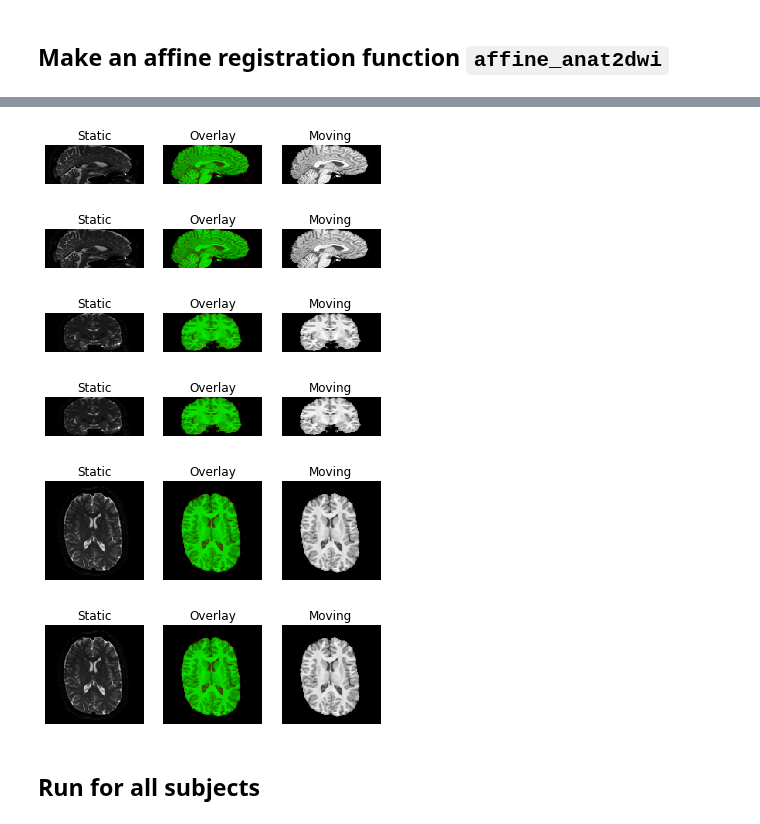
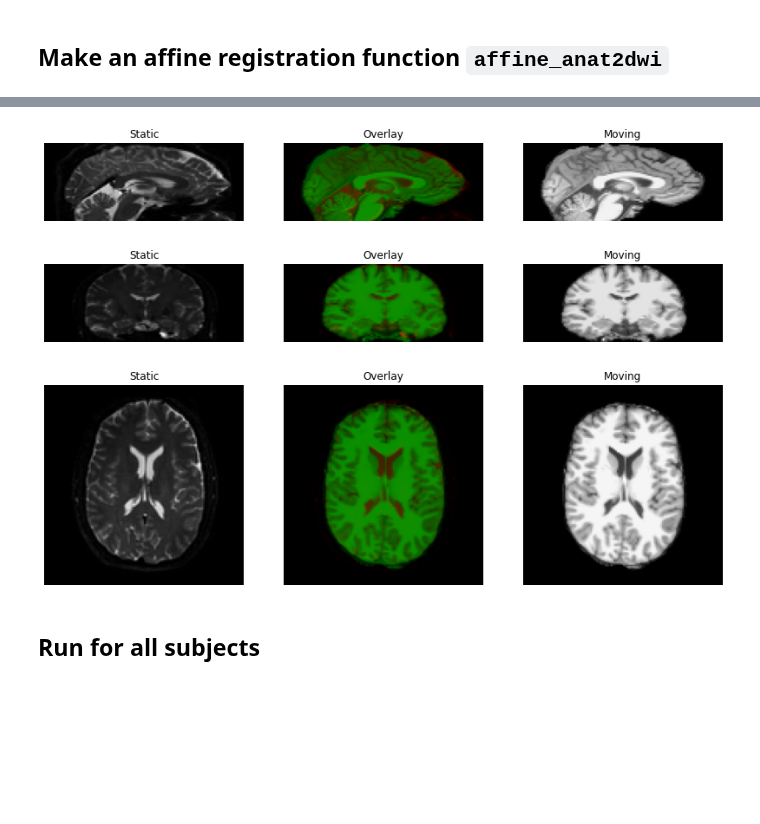
Before and after one commit to computational-medicine/BMED360-2021, a Jupyter notebook: Lab3-diffusion-MRI/02-dmri-find-affine-fs-brainmask2dwi.ipynb, the cells around one changed output, grey strips where cells are left out. Saved outputs shown, nothing was run; the diff lists cells and outputs as text; code cells hidden in the pictures; blank space fills up the shorter version.

```diff
--- a/Lab3-diffusion-MRI/02-dmri-find-affine-fs-brainmask2dwi.ipynb
+++ b/Lab3-diffusion-MRI/02-dmri-find-affine-fs-brainmask2dwi.ipynb
@@ -458,5 +396,7 @@ sub = 101
 ses = 1
 # %%
 %%time
-moving_data, moving_affine, moving_mask_data, moving_mask_affine, static_data, static_affine, transformed, transformed_mask, affine, outp_affine_fn = affine_anat2dwi(inp_dir, sub, ses, outp_dir)
+moving_data, moving_affine, moving_mask_data, moving_mask_affine, static_data, static_affine, \
+transformed, transformed_mask, affine, outp_affine_fn = \
+affine_anat2dwi(inp_dir, sub, ses, outp_dir)
 # %% [output]
@@ -523,15 +523,12 @@ nib.save(moving2static_mask, moving2static_mask_aff_fn)
+# %%
+fig = regtools.overlay_slices(static_data, transformed, None, 0, "Static", "Moving").set_size_inches(14,10)
+# %% [output]
+[figure, added]
 # %%
-regtools.overlay_slices(static_data, transformed, None, 0, "Static", "Moving")
+regtools.overlay_slices(static_data, transformed, None, 1, "Static", "Moving").set_size_inches(14,10)
 # %% [output]
-[figure, old version]
+[figure, new version]
-[figure, removed]
 # %%
-regtools.overlay_slices(static_data, transformed, None, 1, "Static", "Moving")
+regtools.overlay_slices(static_data, transformed, None, 2, "Static", "Moving").set_size_inches(14,10)
 # %% [output]
-[figure, old version]
+[figure, new version]
-[figure, removed]
-# %%
-regtools.overlay_slices(static_data, transformed, None, 2, "Static", "Moving")
-# %% [output]
-[figure, removed]
-[figure, removed]
```
Also changed, not shown: parts of 47 cells of this notebook, 8 other files.
